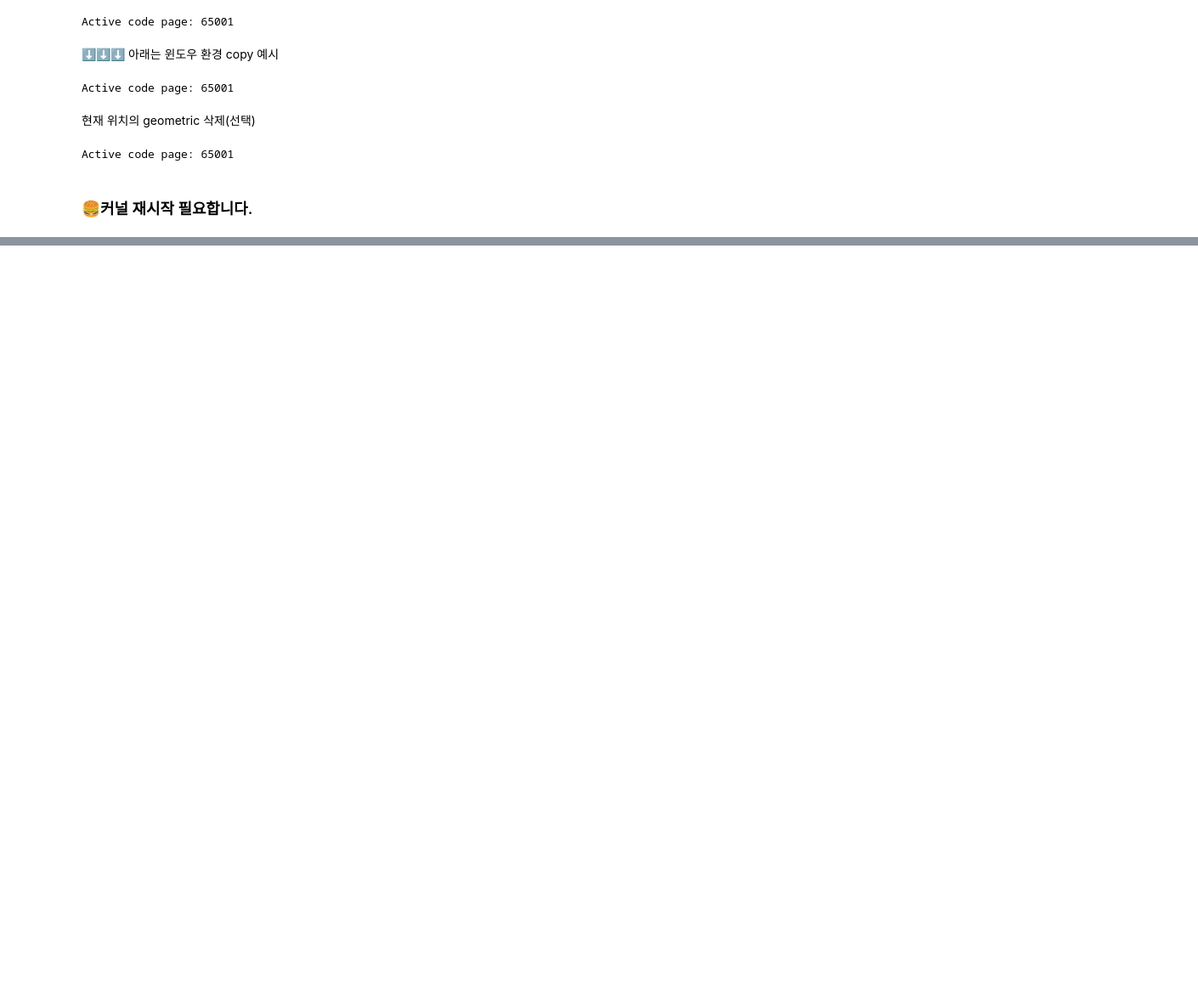
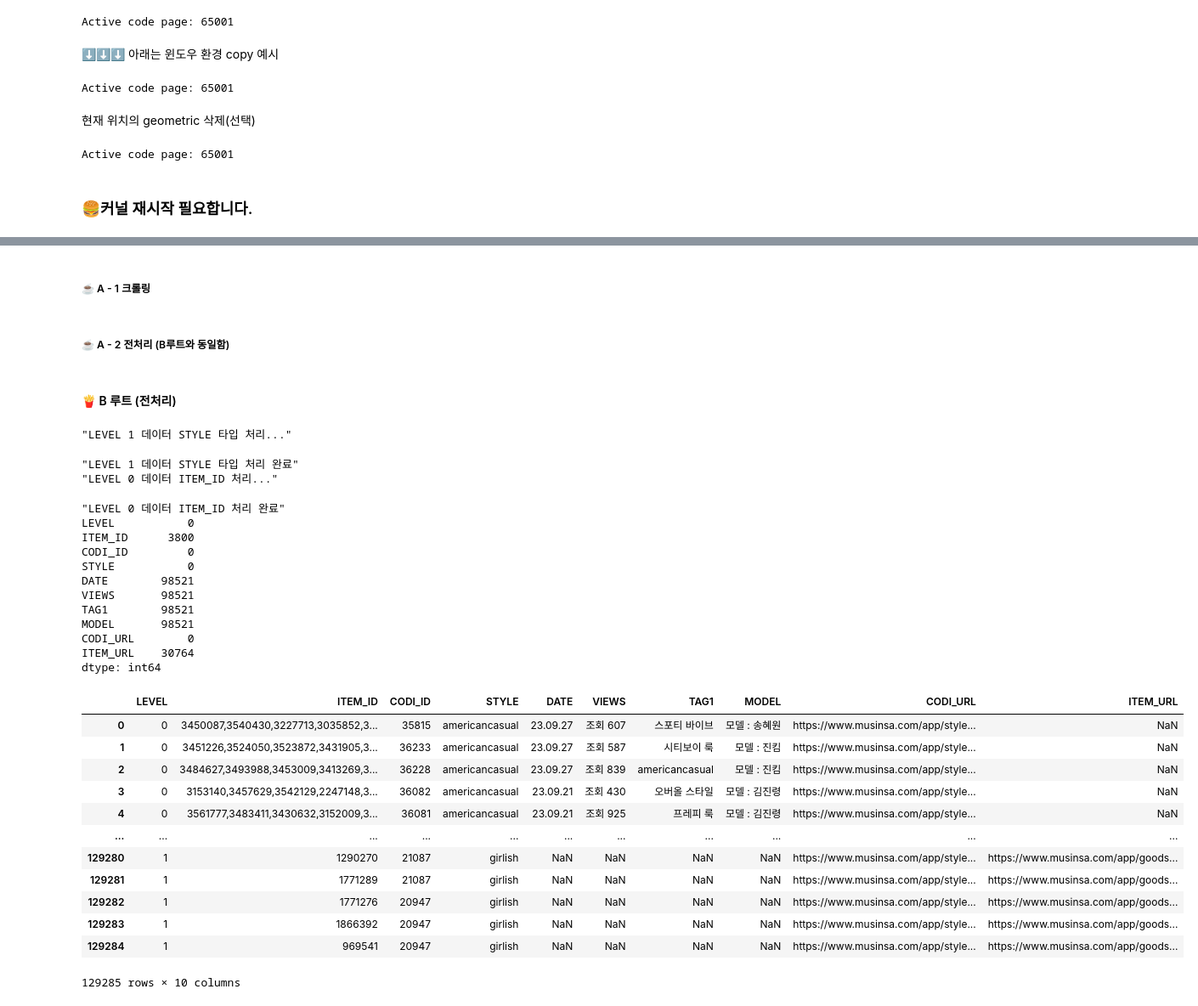
Before and after one commit to cutetory/DSfinal, a Jupyter notebook: step1/source/step1_datasets.ipynb, the cells around one changed output, grey strips where cells are left out. Shown at 85% size. Saved outputs shown, nothing was run; the diff lists cells and outputs as text; code cells hidden in the pictures; blank space fills up the shorter version.

```diff
--- a/step1/source/step1_datasets.ipynb
+++ b/step1/source/step1_datasets.ipynb
@@ -83,0 +246,2 @@ driver = None
+# %% [markdown]
+##### ☕ A - 1 크롤링
@@ -83,0 +291,2 @@ driver = None
+# %% [markdown]
+##### ☕ A - 2 전처리 (B루트와 동일함)
@@ -83,0 +337,75 @@ driver = None
+# %% [markdown]
+#### 🍟 B 루트 (전처리)
+# %%
+df.insert(0, 'LEVEL', df.pop('LEVEL'))
+df.insert(1, 'ITEM_ID', np.nan)
+df['ITEM_ID'].astype('object')
+df.drop(['PAGE_NUM', 'CODI_IMG'], axis=1, inplace=True)
+
+df_tmp = pd.read_csv(os.path.join("..", "data" ,"codishop_item.csv"), index_col=0)
+df_tmp['ITEM_ID'] = df_tmp['ITEM_ID'].astype('object')
+
+
+df_concat = pd.concat([df, df_tmp], ignore_index=True, axis=0)
+
+tmp_list = list()
+print(f"\x1b[33m\"LEVEL 1 데이터 STYLE 타입 처리...\"\x1b[0m")
+for i in tqdm(range(len(df_concat[df_concat['LEVEL'] == 1]))):
+    tmp_list.append(df_concat['CODI_URL'][i].split('style_type=')[1].split('&')[0])
+
+tmp_se = pd.Series(tmp_list)
+
+tmp_index = 0
+for idx, item in tqdm(enumerate(df_concat['STYLE'])):
+    if item is np.nan:
+        df_concat.iloc[idx, 3] = tmp_se[tmp_index]
+        tmp_index += 1
+print("\x1b[32m\"LEVEL 1 데이터 STYLE 타입 처리 완료\"\x1b[0m")
+
+df_level0 = df_concat[df_concat['LEVEL'] == 0]
+df_level1 = df_concat[df_concat['LEVEL'] == 1]
+
+print(f"\x1b[33m\"LEVEL 0 데이터 ITEM_ID 처리...\"\x1b[0m")
+tmp_dict = dict()
+for codi, item in tqdm(zip(df_concat['CODI_ID'], df_concat['ITEM_ID'])):
+    if item is not np.nan:
+        if codi in list(tmp_dict.keys()):
+            tmp_dict[codi] = tmp_dict[codi] + ',' + str(item)
+        else:
+            tmp_dict[codi] = str(item)
+dict_key = list(tmp_dict.keys())
+for idx, item in enumerate(df_concat['CODI_ID']):
+    if item in dict_key and df_concat['ITEM_ID'][idx] is np.nan:
+        df_concat.iloc[idx, 1] = tmp_dict[item]
+print("\x1b[32m\"LEVEL 0 데이터 ITEM_ID 처리 완료\"\x1b[0m")
+print(df_concat.isna().sum())
+display(df_concat)
+# %% [output]
+"LEVEL 1 데이터 STYLE 타입 처리..."
+"LEVEL 1 데이터 STYLE 타입 처리 완료"
+"LEVEL 0 데이터 ITEM_ID 처리..."
+"LEVEL 0 데이터 ITEM_ID 처리 완료"
+LEVEL           0
+ITEM_ID      3800
+CODI_ID         0
+STYLE           0
+DATE        98521
+VIEWS       98521
+TAG1        98521
+MODEL       98521
+CODI_URL        0
+ITEM_URL    30764
+dtype: int64
+|  | LEVEL | ITEM_ID | CODI_ID | STYLE | DATE | VIEWS | TAG1 | MODEL | CODI_URL | ITEM_URL |
+| 0 | 0 | 3450087,3540430,3227713,3035852,3... | 35815 | americancasual | 23.09.27 | 조회 607 | 스포티 바이브 | 모델 : 송혜원 | https://www.musinsa.com/app/style... | NaN |
+| 1 | 0 | 3451226,3524050,3523872,3431905,3... | 36233 | americancasual | 23.09.27 | 조회 587 | 시티보이 룩 | 모델 : 진킴 | https://www.musinsa.com/app/style... | NaN |
+| 2 | 0 | 3484627,3493988,3453009,3413269,3... | 36228 | americancasual | 23.09.27 | 조회 839 | americancasual | 모델 : 진킴 | https://www.musinsa.com/app/style... | NaN |
+| 3 | 0 | 3153140,3457629,3542129,2247148,3... | 36082 | americancasual | 23.09.21 | 조회 430 | 오버올 스타일 | 모델 : 김진령 | https://www.musinsa.com/app/style... | NaN |
+| 4 | 0 | 3561777,3483411,3430632,3152009,3... | 36081 | americancasual | 23.09.21 | 조회 925 | 프레피 룩 | 모델 : 김진령 | https://www.musinsa.com/app/style... | NaN |
+| ... | ... | ... | ... | ... | ... | ... | ... | ... | ... | ... |
+| 129280 | 1 | 1290270 | 21087 | girlish | NaN | NaN | NaN | NaN | https://www.musinsa.com/app/style... | https://www.musinsa.com/app/goods... |
+| 129281 | 1 | 1771289 | 21087 | girlish | NaN | NaN | NaN | NaN | https://www.musinsa.com/app/style... | https://www.musinsa.com/app/goods... |
+| 129282 | 1 | 1771276 | 20947 | girlish | NaN | NaN | NaN | NaN | https://www.musinsa.com/app/style... | https://www.musinsa.com/app/goods... |
+| 129283 | 1 | 1866392 | 20947 | girlish | NaN | NaN | NaN | NaN | https://www.musinsa.com/app/style... | https://www.musinsa.com/app/goods... |
+| 129284 | 1 | 969541 | 20947 | girlish | NaN | NaN | NaN | NaN | https://www.musinsa.com/app/style... | https://www.musinsa.com/app/goods... |
+129285 rows × 10 columns
```
Also changed, not shown: parts of 58 cells of this notebook, 17 other files.
